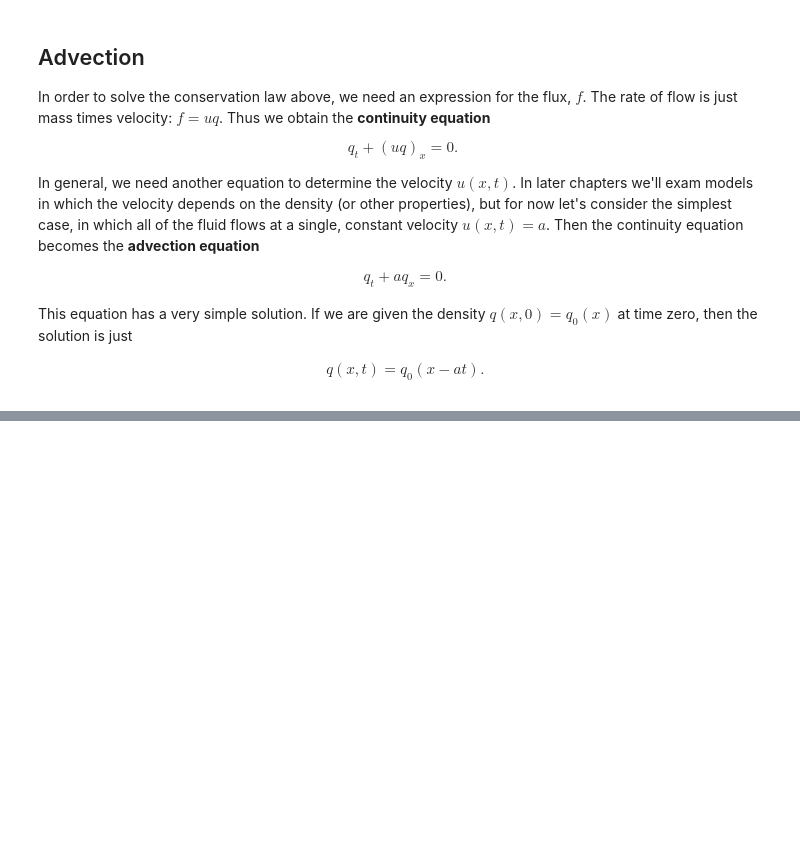
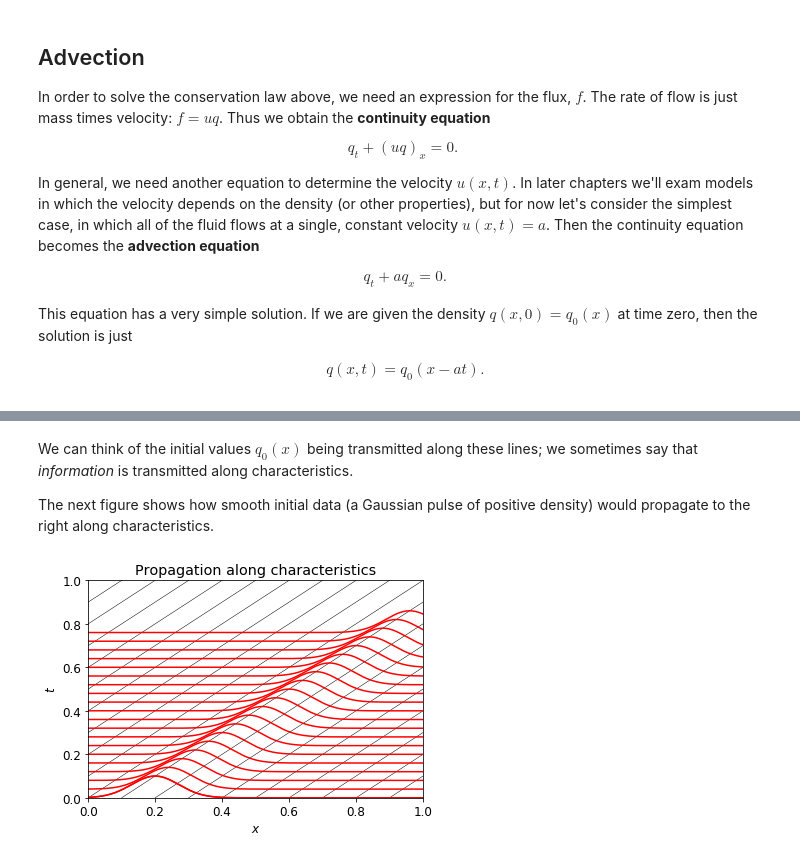
Before and after one commit to clawpack/riemann_book, a Jupyter notebook: Advection.ipynb, the cells around one changed output, grey strips where cells are left out. Drawn from its saved outputs; the diff is of its cells as text; code cells hidden in the pictures; blank space fills up the shorter version.

```diff
--- a/Advection.ipynb
+++ b/Advection.ipynb
@@ -57 +66,9 @@ This equation has a very simple solution.  If we are given the density $q(x,0)=q
+# %% [markdown]
+We can think of the initial values $q_0(x)$ being transmitted along these lines; we sometimes say that *information* is transmitted along characteristics.
+
+The next figure shows how smooth initial data (a Gaussian pulse of positive density) would propagate to the right along characteristics.
+# %%
+advection_figures.figure2()
+# %% [output]
+[figure, added]
 # %% [markdown]
```
Also changed, not shown: parts of 11 cells of this notebook, 1 other file.
